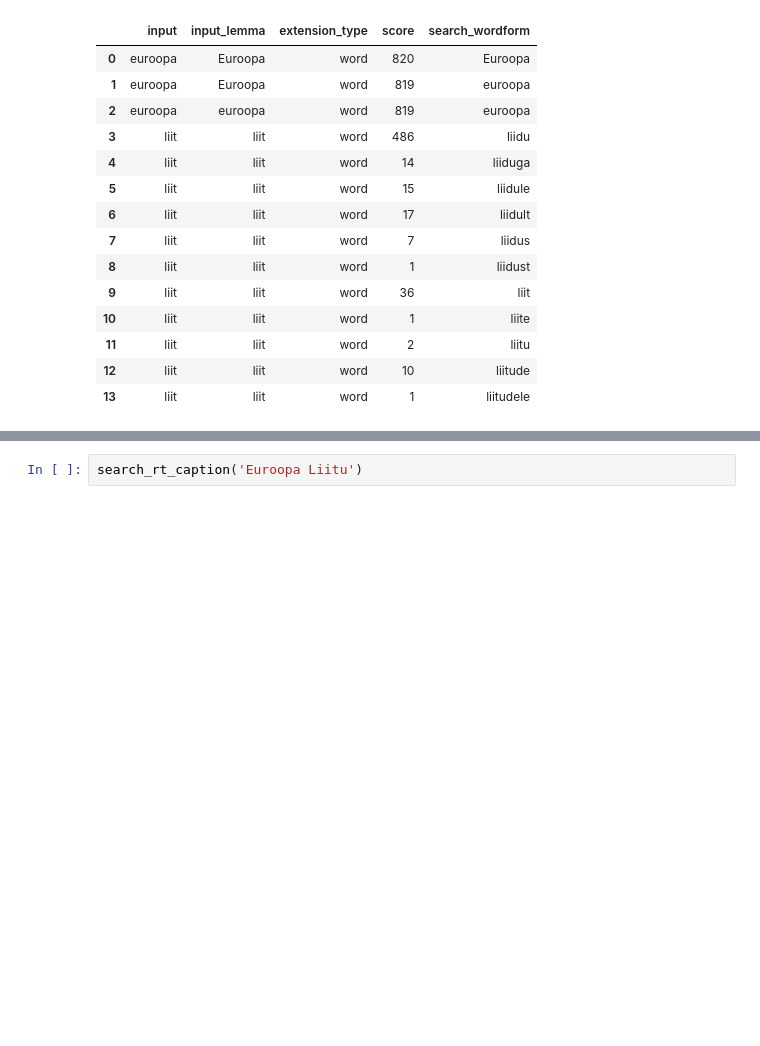
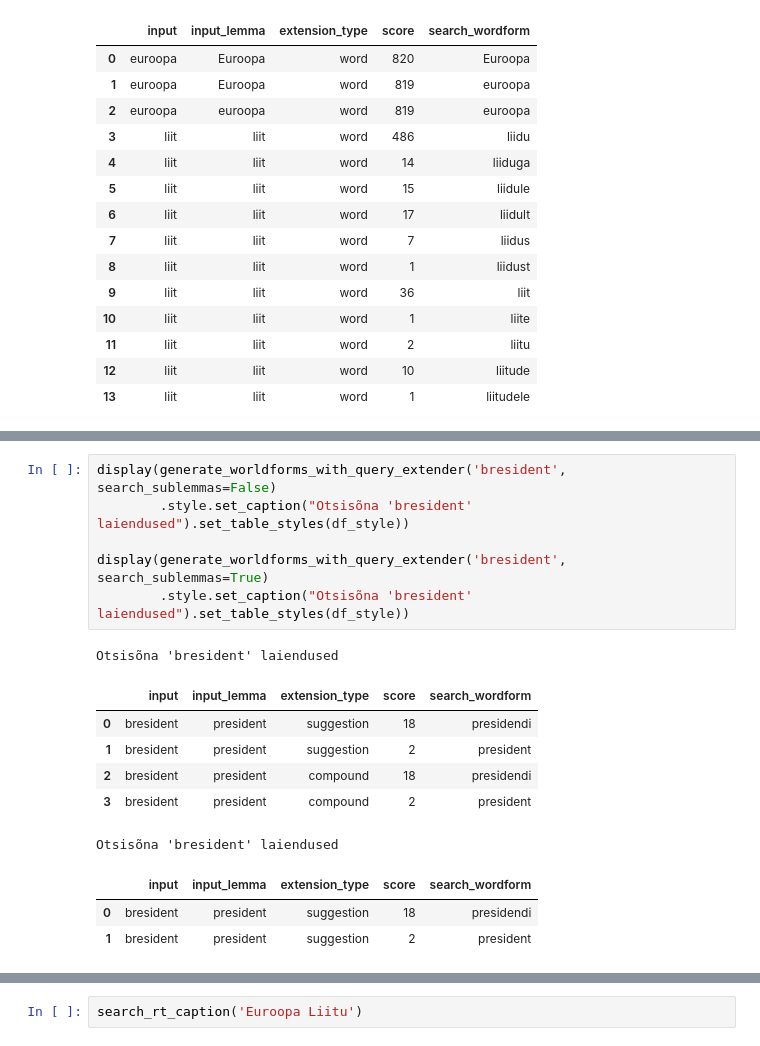
Before and after one commit to estnltk/smart-search, a Jupyter notebook: demod/toovood/riigi_teataja_pealkirjaotsing/03_tark_otsing/01_example_usage_of_query_extender.ipynb, the cells around one changed output, grey strips where cells are left out. Saved outputs shown, nothing was run; the diff lists cells and outputs as text; blank space fills up the shorter version.

Commit message:
Bug with 'bresident' call

```diff
--- a/demod/toovood/riigi_teataja_pealkirjaotsing/03_tark_otsing/01_example_usage_of_query_extender.ipynb
+++ b/demod/toovood/riigi_teataja_pealkirjaotsing/03_tark_otsing/01_example_usage_of_query_extender.ipynb
@@ -307,0 +391,17 @@ search_rt_caption('presidendi')
+# %%
+display(generate_worldforms_with_query_extender('bresident', search_sublemmas=False)
+        .style.set_caption("Otsisõna 'bresident' laiendused").set_table_styles(df_style))
+
+display(generate_worldforms_with_query_extender('bresident', search_sublemmas=True)
+        .style.set_caption("Otsisõna 'bresident' laiendused").set_table_styles(df_style))
+# %% [output]
+Otsisõna 'bresident' laiendused
+|  | input | input_lemma | extension_type | score | search_wordform |
+| 0 | bresident | president | suggestion | 18 | presidendi |
+| 1 | bresident | president | suggestion | 2 | president |
+| 2 | bresident | president | compound | 18 | presidendi |
+| 3 | bresident | president | compound | 2 | president |
+Otsisõna 'bresident' laiendused
+|  | input | input_lemma | extension_type | score | search_wordform |
+| 0 | bresident | president | suggestion | 18 | presidendi |
+| 1 | bresident | president | suggestion | 2 | president |
```
Also changed, not shown: parts of 17 cells of this notebook.
